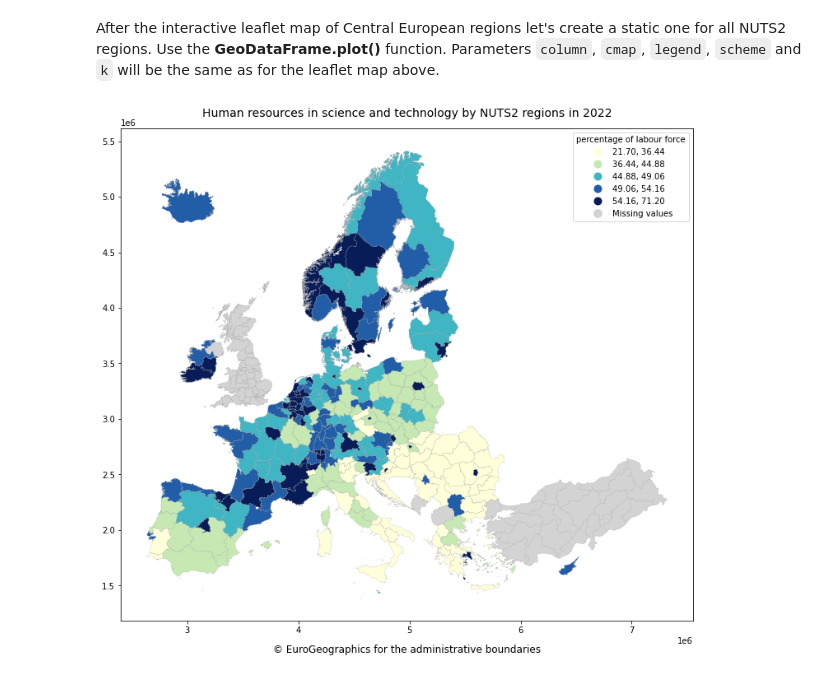
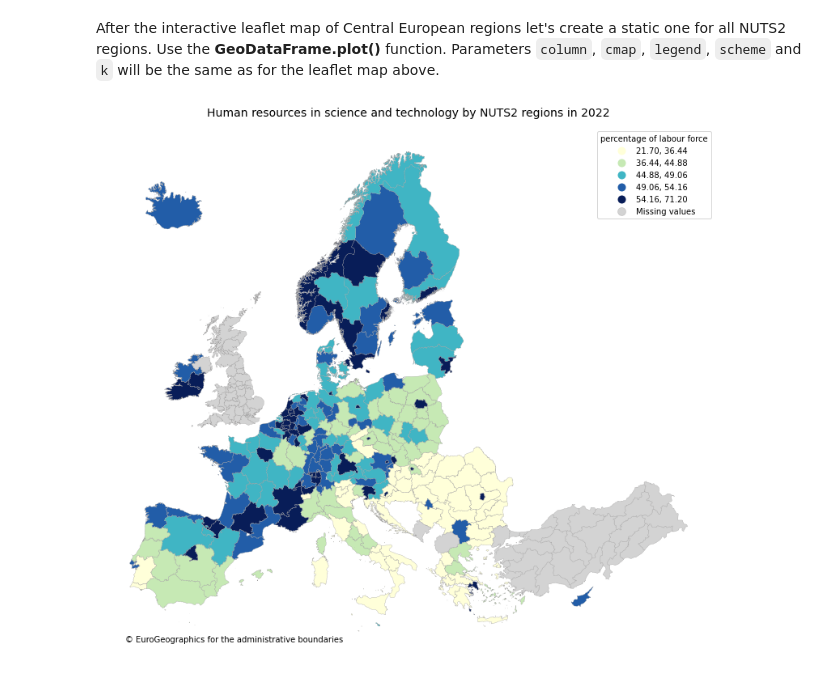
Before and after one commit to GISAdamToth/ArcGIS_Notebooks_thesis, a Jupyter notebook: eurostat/eurostat.ipynb, the cells around one changed output. Cells and saved outputs as stored; diff of their text form; code cells hidden in the pictures.

````diff
--- a/eurostat/eurostat.ipynb
+++ b/eurostat/eurostat.ipynb
@@ -502,11 +502,11 @@ ce_gdf_hrst.explore(column='2022', cmap='YlGnBu', legend=True, scheme='Quantiles
 After the interactive leaflet map of Central European regions let's create a static one for all NUTS2 regions. Use the **GeoDataFrame.plot()** function. Parameters ```column```, ```cmap```, ```legend```, ```scheme``` and ```k``` will be the same as for the leaflet map above.
 # %%
 ax = nuts2_gdf_hrst.plot(column='2022', cmap='YlGnBu', scheme='Quantiles', k=5,
-                         figsize=(14,11), edgecolor='#9e9d9d', linewidth=0.2,
+                         figsize=(16,12), edgecolor='#9e9d9d', linewidth=0.3,
                          legend=True, legend_kwds={'title':'percentage of labour force'},
                          missing_kwds={"color": "lightgrey", "label": "Missing values"},)
 ax.set_title('Human resources in science and technology by NUTS2 regions in 2022', fontsize=14, pad=14.0)
-_ = ax.set_xlabel('© EuroGeographics for the administrative boundaries', fontsize = 12, labelpad = 12.0)
-#ax.set_axis_off()
+ax.text(x=2600000.0, y=1300000.0, s='© EuroGeographics for the administrative boundaries')
+ax.set_axis_off()
 # %% [output]
-[figure, old version]
+[figure, new version]
````
Also changed, not shown: parts of 10 cells of this notebook.
